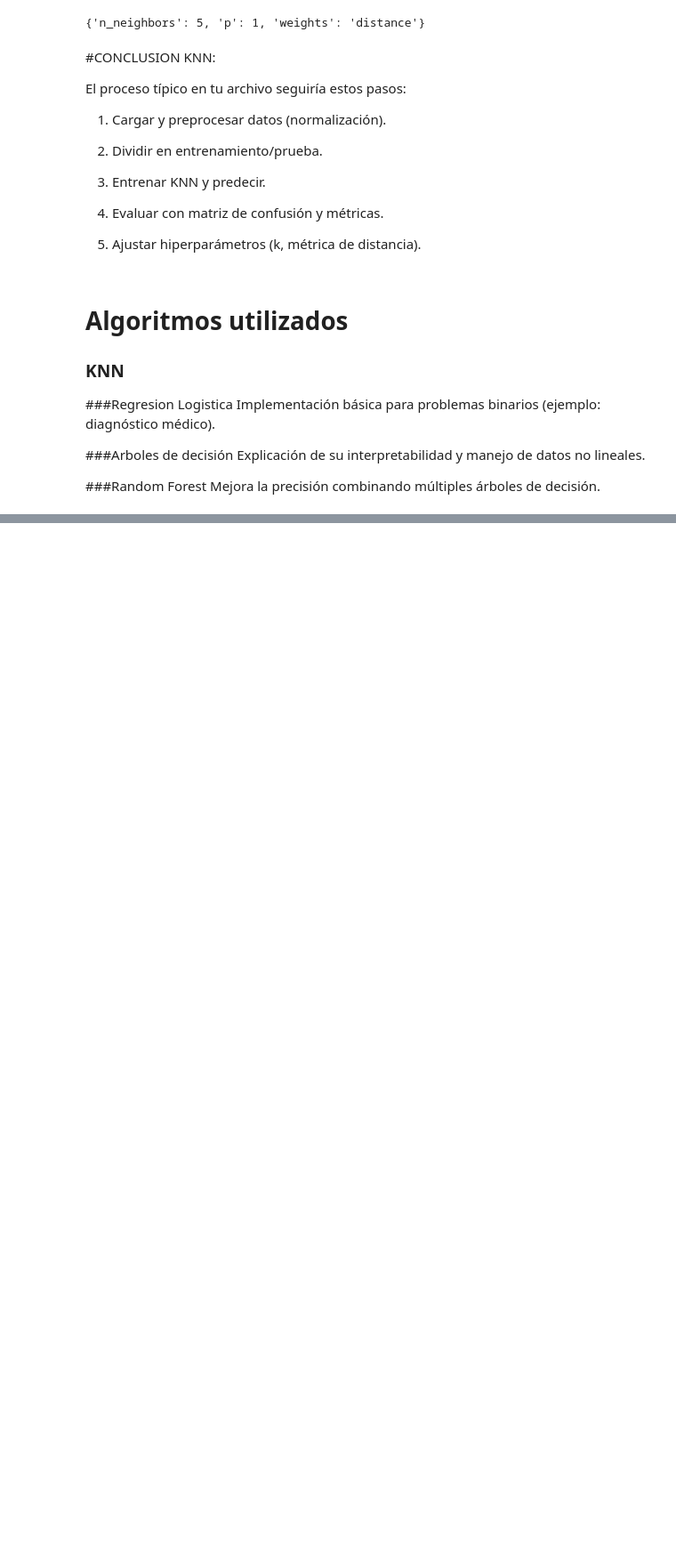
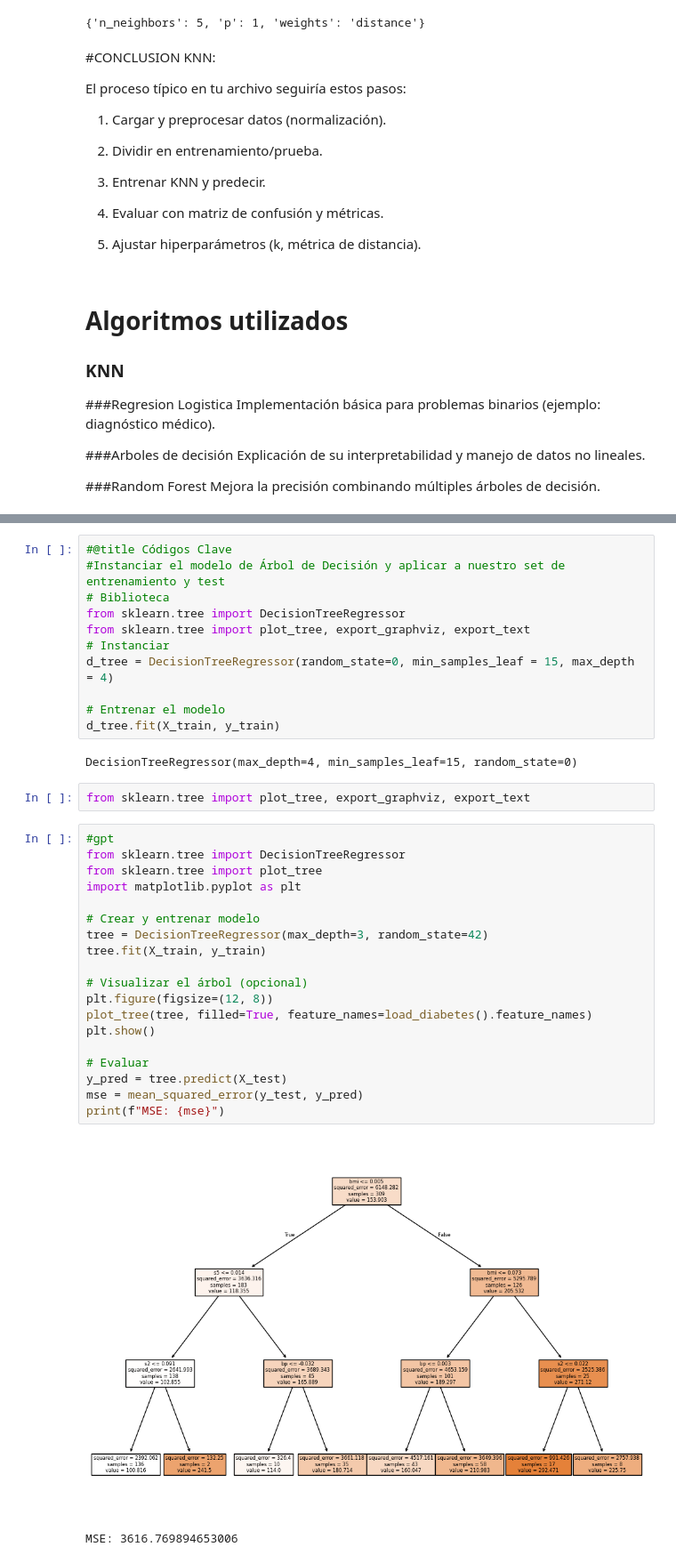
Before and after one commit to Camiloooooo1/Estudio, a Jupyter notebook: Estudio_Examen_Ciencia_de_Datos.ipynb, the cells around one changed output, grey strips where cells are left out. Shown at 89% size. Drawn from its saved outputs; the diff is of its cells as text; blank space fills up the shorter version.

```diff
--- a/Estudio_Examen_Ciencia_de_Datos.ipynb
+++ b/Estudio_Examen_Ciencia_de_Datos.ipynb
@@ -913,0 +952,37 @@ Mejora la precisión combinando múltiples árboles de decisión.
+# %%
+#@title Códigos Clave
+#Instanciar el modelo de Árbol de Decisión y aplicar a nuestro set de entrenamiento y test
+# Biblioteca
+from sklearn.tree import DecisionTreeRegressor
+from sklearn.tree import plot_tree, export_graphviz, export_text
+# Instanciar
+d_tree = DecisionTreeRegressor(random_state=0, min_samples_leaf = 15, max_depth = 4)
+
+# Entrenar el modelo
+d_tree.fit(X_train, y_train)
+# %% [output]
+DecisionTreeRegressor(max_depth=4, min_samples_leaf=15, random_state=0)
+# %%
+from sklearn.tree import plot_tree, export_graphviz, export_text
+# %%
+#gpt
+from sklearn.tree import DecisionTreeRegressor
+from sklearn.tree import plot_tree
+import matplotlib.pyplot as plt
+
+# Crear y entrenar modelo
+tree = DecisionTreeRegressor(max_depth=3, random_state=42)
+tree.fit(X_train, y_train)
+
+# Visualizar el árbol (opcional)
+plt.figure(figsize=(12, 8))
+plot_tree(tree, filled=True, feature_names=load_diabetes().feature_names)
+plt.show()
+
+# Evaluar
+y_pred = tree.predict(X_test)
+mse = mean_squared_error(y_test, y_pred)
+print(f"MSE: {mse}")
+# %% [output]
+[figure, added]
+MSE: 3616.769894653006
```
Also changed, not shown: parts of 15 cells of this notebook.
